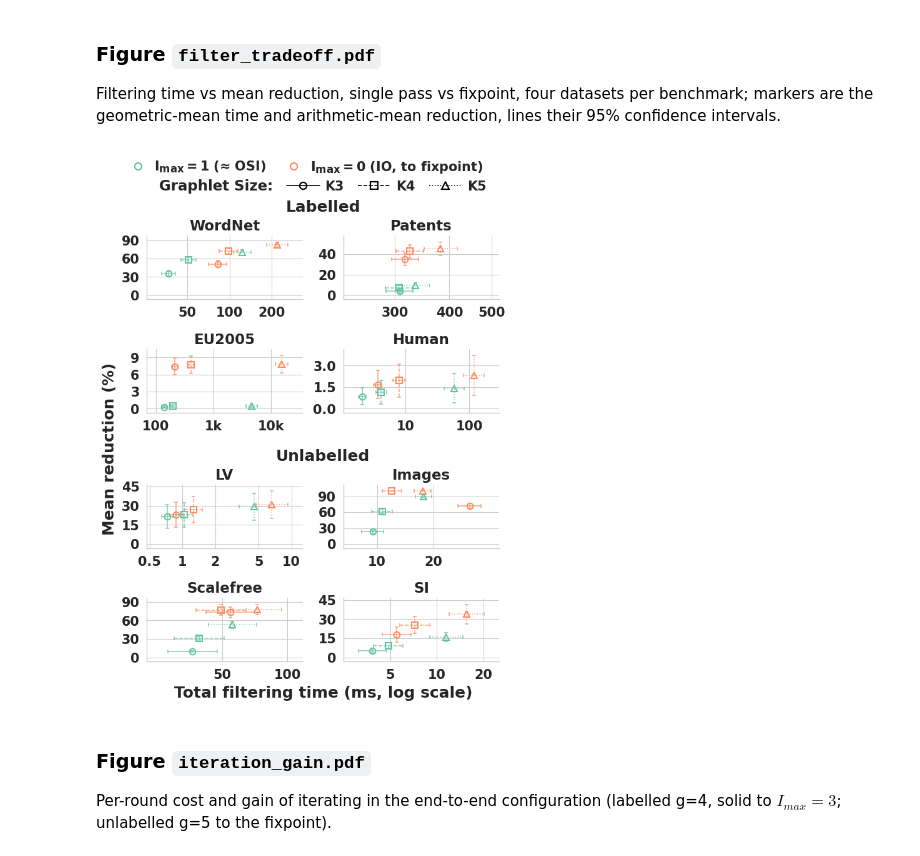
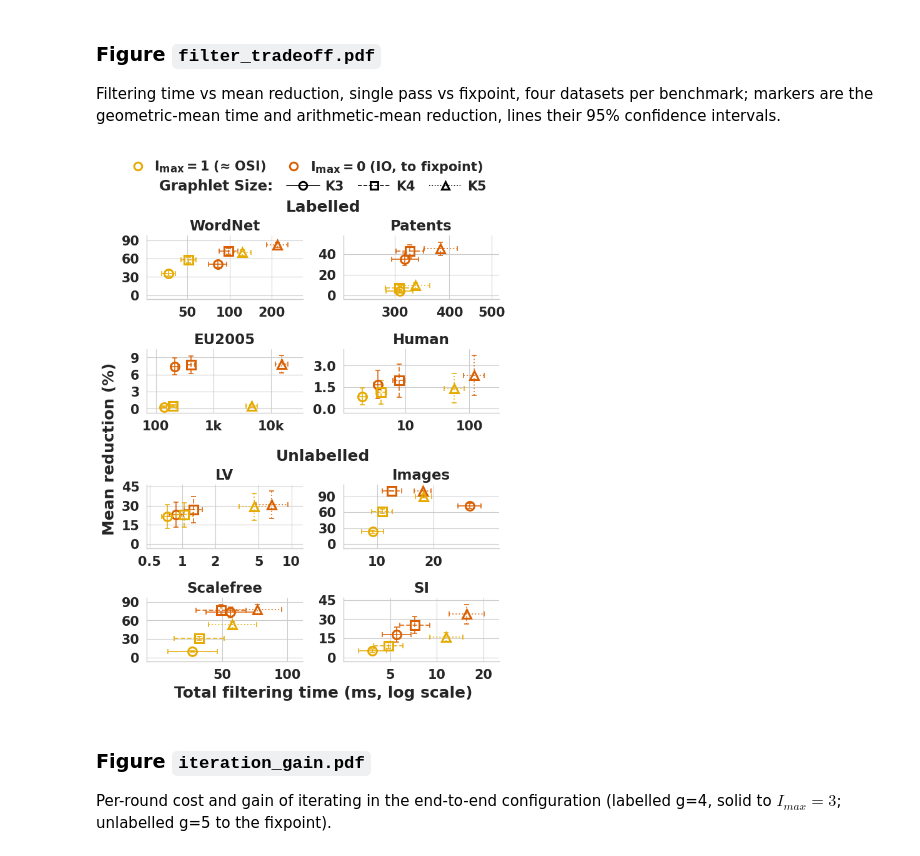
Before and after one commit to sitauhidi/IterOrbit, a Jupyter notebook: analysis/analysis.ipynb, the cells around one changed output. Saved outputs shown, nothing was run; the diff lists cells and outputs as text; code cells hidden in the pictures.

```diff
--- a/analysis/analysis.ipynb
+++ b/analysis/analysis.ipynb
@@ -701,6 +792,12 @@ def fig_filter_tradeoff():
              "mccreesh": ["LV", "images-CVIU11", "scalefree", "si"]}
     MODES2 = ["OrbitSI", "IterOrbit"]
     Z = 1.96
+    # markers as in sota_filter.pdf: hollow, in the cactus plots' darker Dark2 colours (I_max=1 ~ OrbitSI's,
+    # the fixpoint IterOrbit's), with its marker size, edge width and confidence bars
+    D = sns.color_palette("Dark2")
+    COLOR = {"OrbitSI": D[5], "IterOrbit": D[1]}
+    MS, EDGE = 10, 2.2
+    CI_ALPHA, CI_WIDTH, CI_CAP = 0.8, 1.4, 3
 
     def tick(v, _):
         return f"{v / 1000:g}k" if v >= 1000 else f"{v:g}"
@@ -714,13 +811,14 @@ def fig_filter_tradeoff():
         m["x1"], m["x3"] = m.x / np.exp(m.lse), m.x * np.exp(m.lse)
         m["y1"], m["y3"] = m.y - m.yse, m.y + m.yse
         for _, r in m.iterrows():
-            col, ls = MODE_COLOR[r["mode"]], SIZE_LINESTYLE[r.graphlet_size]
+            col, ls = COLOR[r["mode"]], SIZE_LINESTYLE[r.graphlet_size]
             _, _, bars = ax.errorbar(r.x, r.y, xerr=[[r.x - r.x1], [r.x3 - r.x]], yerr=[[r.y - r.y1], [r.y3 - r.y]],
-                                     fmt="none", ecolor=col, elinewidth=1.1, capsize=2, capthick=1.1, alpha=0.8, zorder=2)
+                                     fmt="none", ecolor=col, elinewidth=CI_WIDTH, capsize=CI_CAP, capthick=CI_WIDTH,
+                                     alpha=CI_ALPHA, zorder=2)
             for b in bars:
                 b.set_linestyle(ls)
-            ax.plot(r.x, r.y, marker=SIZE_MARKER[r.graphlet_size], markersize=7, markerfacecolor="none",
-                    markeredgecolor=col, markeredgewidth=1.5, linestyle="none", zorder=3)
+            ax.plot(r.x, r.y, marker=SIZE_MARKER[r.graphlet_size], markersize=MS, markerfacecolor="none",
+                    markeredgecolor=col, markeredgewidth=EDGE, linestyle="none", zorder=3)
         ax.set_xscale("log")
         lo, hi = min(0.0, m.y1.min()), max(m.y.max(), m.y3.max())
         span = max(hi - lo, 1.0)
@@ -743,38 +841,38 @@ def fig_filter_tradeoff():
 
     fig = plt.figure(figsize=(6.6, 8.8))
     BLOCK_GAP = 0.04
     gs = fig.add_gridspec(4, 2, hspace=0.78, wspace=0.26, top=0.85, bottom=0.075 + BLOCK_GAP, left=0.12, right=0.975)
     axes = [fig.add_subplot(gs[r, c]) for r in range(4) for c in range(2)]
     for ax in axes[4:]:
         p = ax.get_position()
         ax.set_position([p.x0, p.y0 - BLOCK_GAP, p.width, p.height])
     imsm = imsm_filtering(SHOWN["imsm"], MODES2)
     for ax, ds in zip(axes[:4], SHOWN["imsm"]):
         panel(ax, imsm[imsm.dataset == ds], LABEL[ds])
     mcc = mcc_filtering()
     mcc = common_patterns(mcc[~mcc.cheap_refuted & mcc["mode"].isin(MODES2)])
     for ax, ds in zip(axes[4:], SHOWN["mccreesh"]):
         panel(ax, mcc[mcc.dataset == ds], LABEL[ds])
     block_heading(fig, axes[:4], "Labelled", fontsize=12)
     block_heading(fig, axes[4:], "Unlabelled", fontsize=12)
     shared_ylabel(fig, axes, "Mean reduction (%)")
     shared_xlabel(fig, axes, "Total filtering time (ms, log scale)")
-    mode_h = [plt.Line2D([0], [0], marker="o", linestyle="none", markersize=8, markerfacecolor="none",
-                         markeredgecolor=MODE_COLOR[m], markeredgewidth=1.6, label=MODE_LABEL[m]) for m in MODES2]
-    size_h = [plt.Line2D([0], [0], marker=SIZE_MARKER[s], linestyle=SIZE_LINESTYLE[s], color="black", markersize=8,
-                         markerfacecolor="none", markeredgecolor="black", markeredgewidth=1.6, label=f"K{s}") for s in SIZES]
+    mode_h = [plt.Line2D([0], [0], marker="o", linestyle="none", markersize=9, markerfacecolor="none",
+                         markeredgecolor=COLOR[m], markeredgewidth=EDGE, label=MODE_LABEL[m]) for m in MODES2]
+    size_h = [plt.Line2D([0], [0], marker=SIZE_MARKER[s], linestyle=SIZE_LINESTYLE[s], color="black", markersize=9,
+                         markerfacecolor="none", markeredgecolor="black", markeredgewidth=EDGE, label=f"K{s}") for s in SIZES]
     leg = fig.legend(handles=mode_h, bbox_to_anchor=(0.5, 0.975), loc="center", ncol=2, frameon=False,
                      columnspacing=1.0, handletextpad=0.2)
     for t in leg.get_texts():
         t.set_fontweight("bold")
         t.set_fontsize(fs(10))
     legend_row(fig, "Graphlet Size:", size_h, 0.94, fontsize=10, columnspacing=1.0, handletextpad=0.4, handlelength=2.4)
     save(fig, "filter_tradeoff")
 
 
 fig_filter_tradeoff()
 # %% [output]
-[figure, old version]
+[figure, new version]
 # %% [markdown]
 ### Figure `iteration_gain.pdf`
 Per-round cost and gain of iterating in the end-to-end configuration (labelled g=4, solid to $I_{max}=3$;
```
Also changed, not shown: parts of 25 cells of this notebook, 12 other files.
